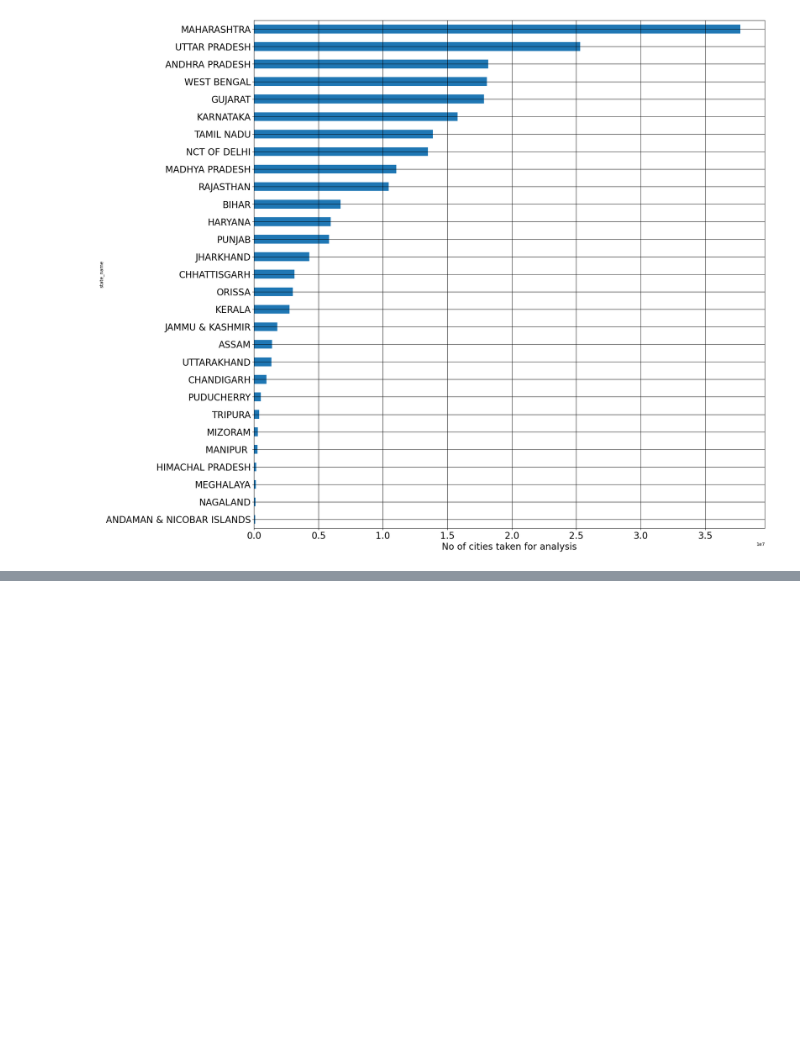
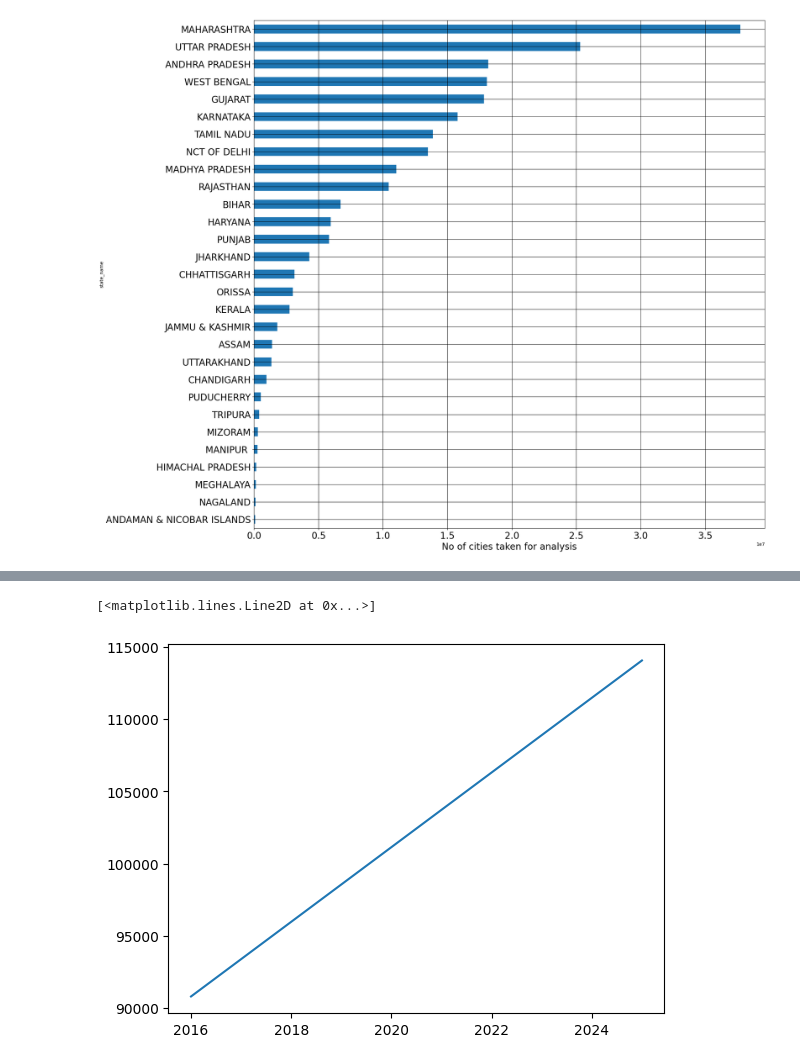
Before and after one commit to shubanms/road_data_analysis, a Jupyter notebook: roads.ipynb, the cells around one changed output, grey strips where cells are left out. Cells and saved outputs as stored; diff of their text form; code cells hidden in the pictures; blank space fills up the shorter version.

Commit message:
Added linear regression

```diff
--- a/roads.ipynb
+++ b/roads.ipynb
@@ -213,0 +325,5 @@ ValueError: Number of rows must be a positive integer, not 4.6
+# %%
+x = np.array(yearsInt).reshape(-1, 1)
+y = np.array(total)
+
+print(x,y)
@@ -213,0 +348,12 @@ ValueError: Number of rows must be a positive integer, not 4.6
+# %%
+model = LinearRegression().fit(x, y)
+
+print('Intercept:', model.intercept_)
+print('Slope:', model.coef_[0])
+
+years = [[year] for year in range(2016,2026)]
+
+new_x = np.array(years)
+predicted_y = model.predict(new_x)
+print('Predicted y:')
+print(np.array(list(predicted_y)).reshape(-1,1))
@@ -213,0 +374,8 @@ ValueError: Number of rows must be a positive integer, not 4.6
+# %%
+year_x = [year for year in range(2016,2026)]
+# print(list(predicted_y))
+
+plt.plot(year_x , list(predicted_y))
+# %% [output]
+[<matplotlib.lines.Line2D at 0x...>]
+[figure, added]
```
Also changed, not shown: parts of 34 cells of this notebook, 1 other file.
